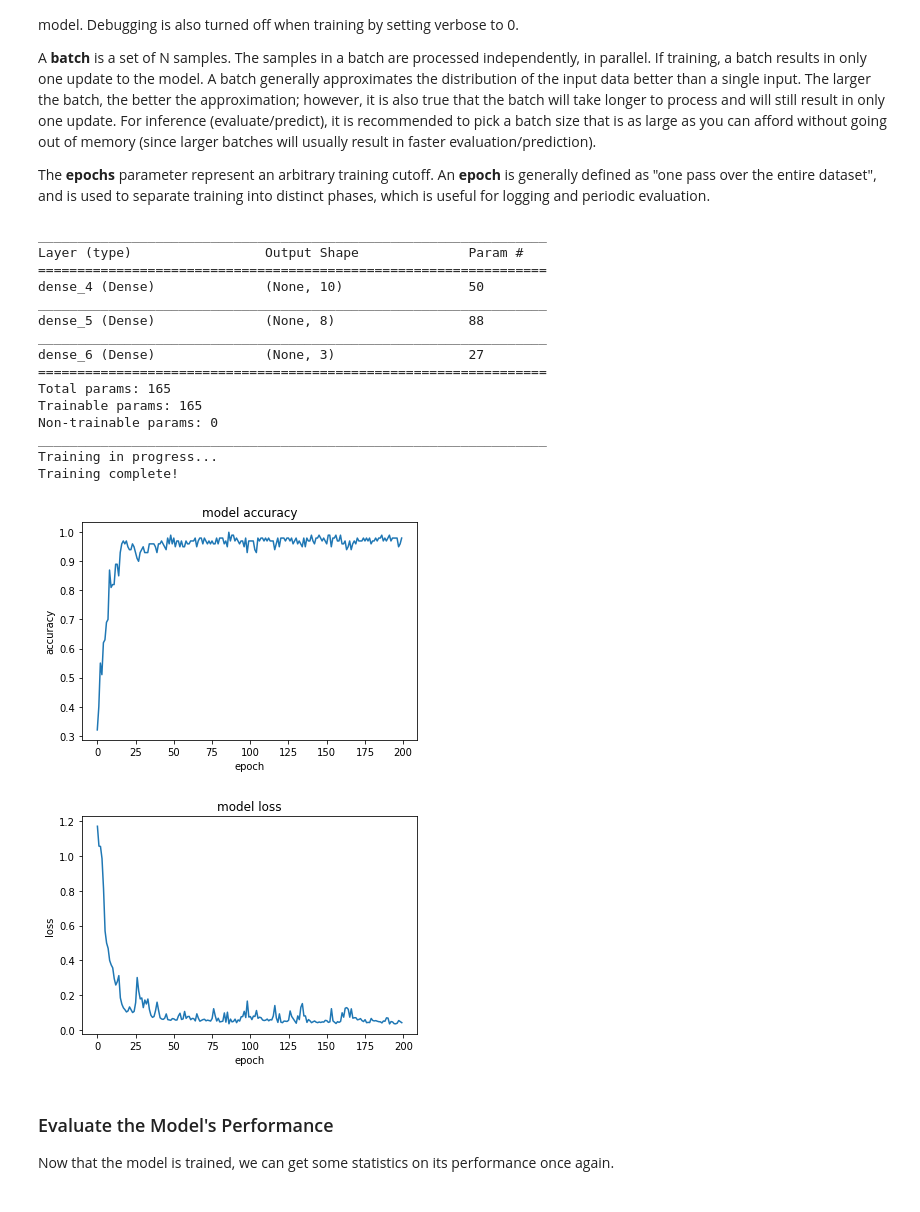
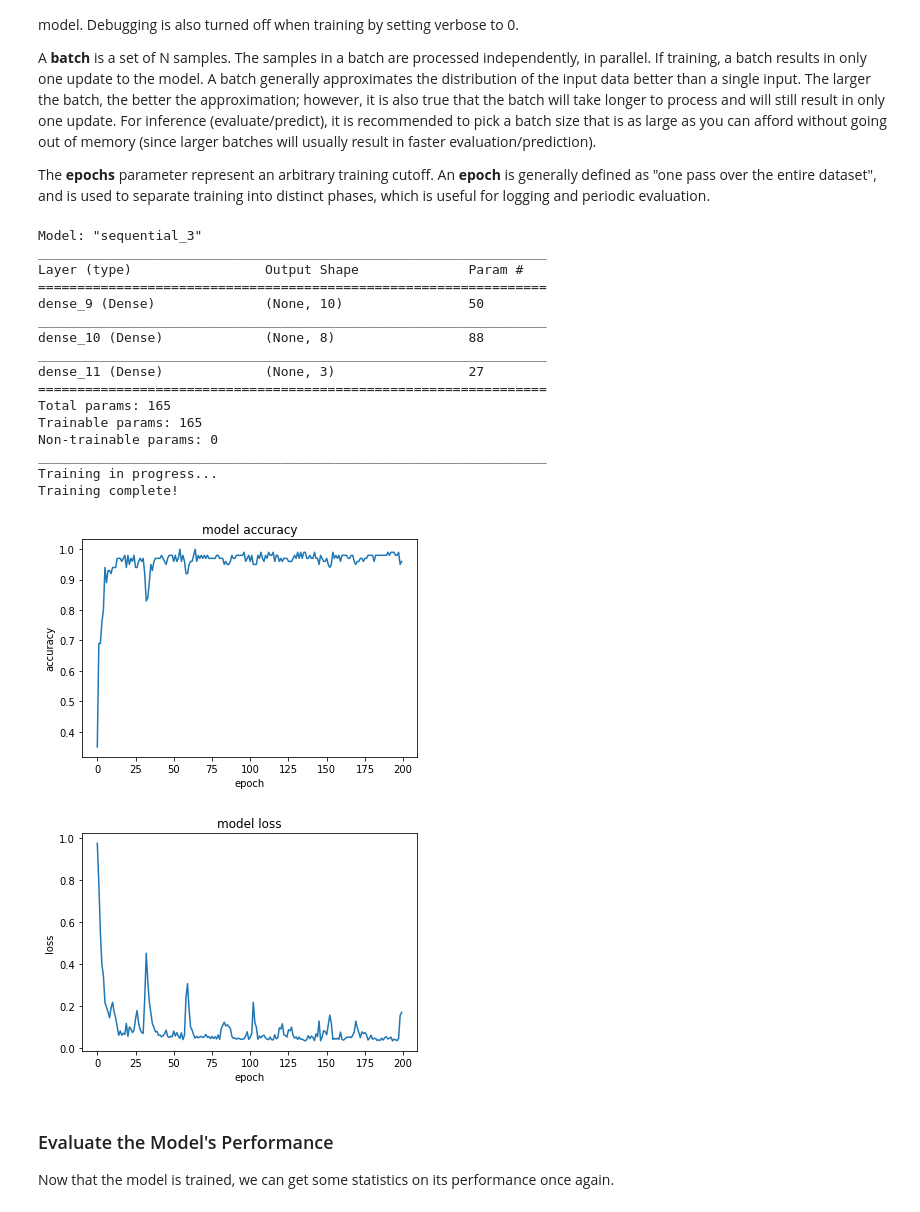
Before and after one commit to tariqking/BinderTest, a Jupyter notebook: AI Skills for Testing.ipynb, the cells around one changed output. Drawn from its saved outputs; the diff is of its cells as text; code cells hidden in the pictures.

```diff
--- a/AI Skills for Testing.ipynb
+++ b/AI Skills for Testing.ipynb
@@ -703,13 +698,13 @@ The Keras API is the preferred way to create models and layers. This makes it ea
 The Sequential model is a linear stack of layers. In this case, we add two [Dense](https://www.tensorflow.org/api_docs/python/tf/keras/layers/Dense) layers with 10 and 8 nodes respectively, and an output layer with 3 nodes representing our label predictions. The first layer's `input_shape` parameter corresponds to the number of features from the dataset, and is required.
 # %%
 def create_model():
-    model = Sequential()
+    model = tf.keras.Sequential()
 
-    model.add(Dense(10,input_shape=(4,),activation='relu'))
-    model.add(Dense(8,activation='relu'))
-    model.add(Dense(3,activation='softmax'))
+    model.add(tf.keras.layers.Dense(10,input_shape=(4,),activation='relu'))
+    model.add(tf.keras.layers.Dense(8,activation='relu'))
+    model.add(tf.keras.layers.Dense(3,activation='softmax'))
 
-    model.compile(Adam(lr=0.04),'categorical_crossentropy',metrics=['accuracy'])
+    model.compile(tf.keras.optimizers.Adam(learning_rate=0.04),'categorical_crossentropy',metrics=['accuracy'])
 
     model.summary()
 
@@ -836,39 +831,40 @@ X_train,X_test, y_train,y_test = model_selection.train_test_split(X,Y,test_size=
 # It also returns information on accuracy and loss after each epoch.
 history = model.fit(X_train,y_train, epochs=200, batch_size=15, verbose=0)
 
 print('Training complete!')
 
 # Visualize history for accuracy.
-plt.plot(history.history['acc'])
+plt.plot(history.history['accuracy'])
 plt.title('model accuracy')
 plt.ylabel('accuracy')
 plt.xlabel('epoch')
 plt.show()
 
 # Visualize history for loss.
 plt.plot(history.history['loss'])
 plt.title('model loss')
 plt.ylabel('loss')
 plt.xlabel('epoch')
 plt.show()
 # %% [output]
+Model: "sequential_3"
 _________________________________________________________________
 Layer (type)                 Output Shape              Param #
 =================================================================
-dense_4 (Dense)              (None, 10)                50
+dense_9 (Dense)              (None, 10)                50
 _________________________________________________________________
-dense_5 (Dense)              (None, 8)                 88
+dense_10 (Dense)             (None, 8)                 88
 _________________________________________________________________
-dense_6 (Dense)              (None, 3)                 27
+dense_11 (Dense)             (None, 3)                 27
 =================================================================
 Total params: 165
 Trainable params: 165
 Non-trainable params: 0
 _________________________________________________________________
 Training in progress...
 Training complete!
-[figure, old version]
+[figure, new version]
-[figure, old version]
+[figure, new version]
 # %% [markdown]
 ### Evaluate the Model's Performance
 
```
Also changed, not shown: parts of 16 cells of this notebook, 1 other file.
